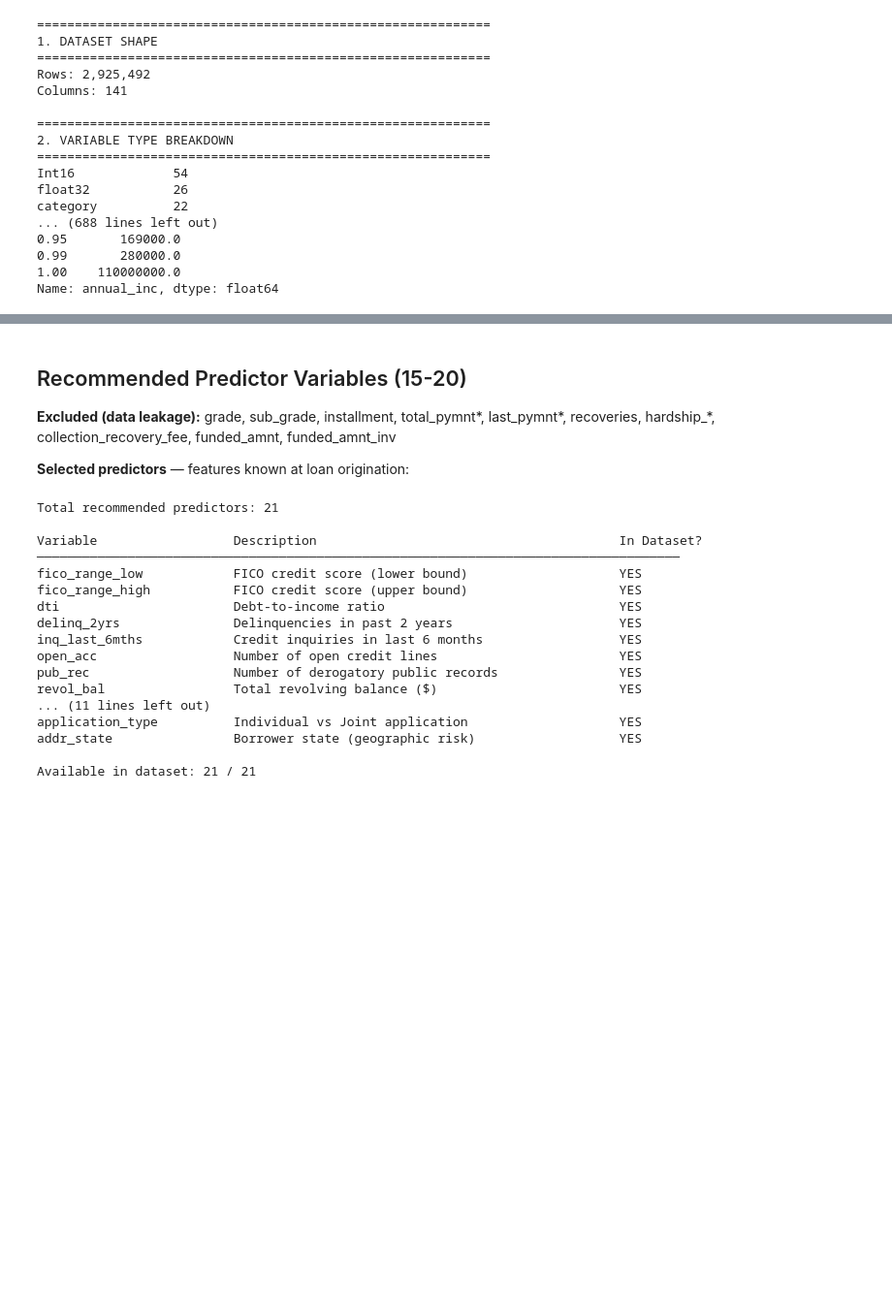
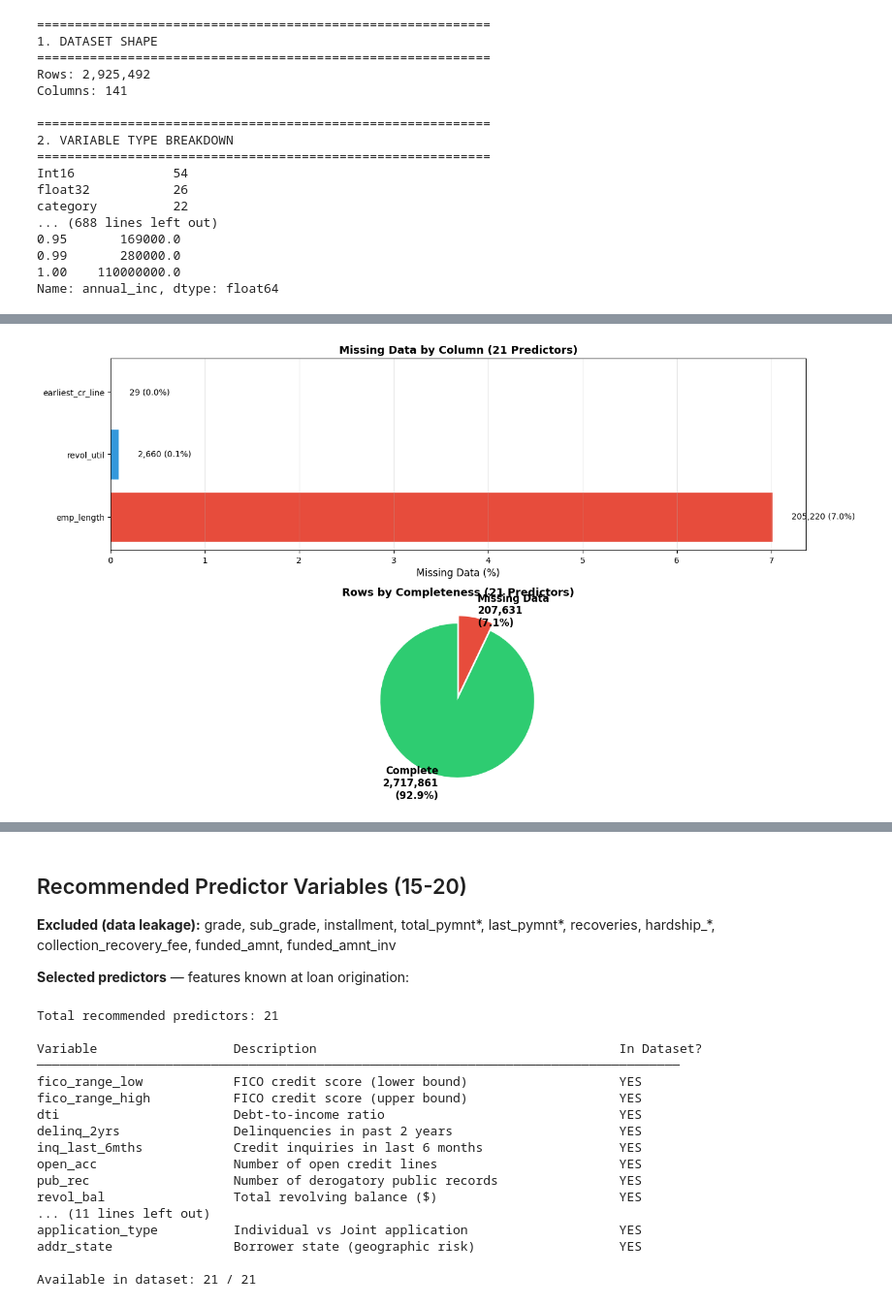
Before and after one commit to JasonHonghzj/DS644_Team2_Final_Project, a Jupyter notebook: lending_club_analysis.ipynb, the cells around one changed output, grey strips where cells are left out. Shown at 97% size. Saved outputs shown, nothing was run; the diff lists cells and outputs as text; code cells hidden in the pictures; blank space fills up the shorter version.

```diff
--- a/lending_club_analysis.ipynb
+++ b/lending_club_analysis.ipynb
@@ -122,0 +176,86 @@ Name: annual_inc, dtype: float64
+# %%
+#block
+# MISSING VALUES ANALYSIS: 21 PREDICTOR VARIABLES
+#block
+
+# The 21 recommended predictor variables
+predictors_21 = [
+    'fico_range_low', 'fico_range_high', 'dti', 'delinq_2yrs',
+    'inq_last_6mths', 'open_acc', 'pub_rec', 'revol_bal', 'revol_util',
+    'pub_rec_bankruptcies', 'mort_acc', 'earliest_cr_line', 'loan_amnt',
+    'term', 'purpose', 'annual_inc', 'emp_length', 'home_ownership',
+    'verification_status', 'application_type', 'addr_state'
+]
+
+print("=" * 70)
+print("MISSING DATA ANALYSIS: 21 PREDICTOR VARIABLES")
+print("=" * 70)
+print(f"\nTotal rows in dataset: {len(df):,}\n")
+
+subset = df[predictors_21]
+missing_by_col = subset.isnull().sum().sort_values(ascending=False)
+
+print(f"{'Column':<30} {'Missing Count':>15}  {'Percentage':>10}")
+print("─" * 70)
+
+for col, missing_count in missing_by_col.items():
+    pct = 100 * missing_count / len(df)
+    if missing_count > 0:
+        print(f"  {col:<28} {missing_count:>15,}  {pct:>9.1f}%")
+
+print("\n" + "=" * 70)
+print("ROWS PERSPECTIVE")
+print("=" * 70)
+
+# How many rows have at least one missing value among these 21?
+missing_per_row = subset.isnull().sum(axis=1)
+rows_with_any_missing = (missing_per_row > 0).sum()
+rows_complete = (missing_per_row == 0).sum()
+
+print(f"\nTotal rows: {len(df):,}")
+print(f"  ✓ Completely filled (no missing):     {rows_complete:>12,} ({100*rows_complete/len(df):>5.1f}%)")
+print(f"  ✗ At least one missing value:         {rows_with_any_missing:>12,} ({100*rows_with_any_missing/len(df):>5.1f}%)")
+
+print(f"\nMissing values per row statistics:")
+print(f"  Min per row: {missing_per_row.min()}")
+print(f"  Max per row: {missing_per_row.max()}")
+print(f"  Mean per row: {missing_per_row.mean():.2f}")
+print(f"  Median per row: {missing_per_row.median():.0f}")
+
+# Visualization: missing data heatmap
+fig, axes = plt.subplots(2, 1, figsize=(14, 8))
+
+# Bar chart: missing counts
+missing_to_plot = missing_by_col[missing_by_col > 0]
+colors_bar = ['#e74c3c' if pct > 1 else '#f39c12' if pct > 0.1 else '#3498db'
+              for pct in 100 * missing_to_plot / len(df)]
+
+axes[0].barh(range(len(missing_to_plot)), 100 * missing_to_plot / len(df),
+             color=colors_bar, edgecolor='white')
+axes[0].set_yticks(range(len(missing_to_plot)))
+axes[0].set_yticklabels(missing_to_plot.index)
+axes[0].set_xlabel('Missing Data (%)', fontsize=12)
+axes[0].set_title('Missing Data by Column (21 Predictors)', fontsize=13, fontweight='bold')
+axes[0].grid(True, axis='x', alpha=0.3)
+
+for i, (col, count) in enumerate(missing_to_plot.items()):
+    pct = 100 * count / len(df)
+    axes[0].text(pct + 0.2, i, f'{count:,} ({pct:.1f}%)', va='center', fontsize=10)
+
+# Pie chart: rows with vs without missing
+sizes = [rows_complete, rows_with_any_missing]
+labels = [f'Complete\n{rows_complete:,}\n({100*rows_complete/len(df):.1f}%)',
+          f'Missing Data\n{rows_with_any_missing:,}\n({100*rows_with_any_missing/len(df):.1f}%)']
+colors_pie = ['#2ecc71', '#e74c3c']
+explode = (0.05, 0.05)
+
+axes[1].pie(sizes, labels=labels, colors=colors_pie, autopct='', explode=explode,
+            startangle=90, textprops={'fontsize': 12, 'weight': 'bold'})
+axes[1].set_title('Rows by Completeness (21 Predictors)', fontsize=13, fontweight='bold')
+
+plt.tight_layout()
+plt.savefig('missing_data_analysis.png', dpi=150, bbox_inches='tight')
+plt.show()
+
+print("\n✓ Visualization saved as 'missing_data_analysis.png'")
+# %% [output]
@@ -122,0 +279 @@ Name: annual_inc, dtype: float64
+[figure, added]
```
Also changed, not shown: parts of 17 cells of this notebook, 3 other files.
